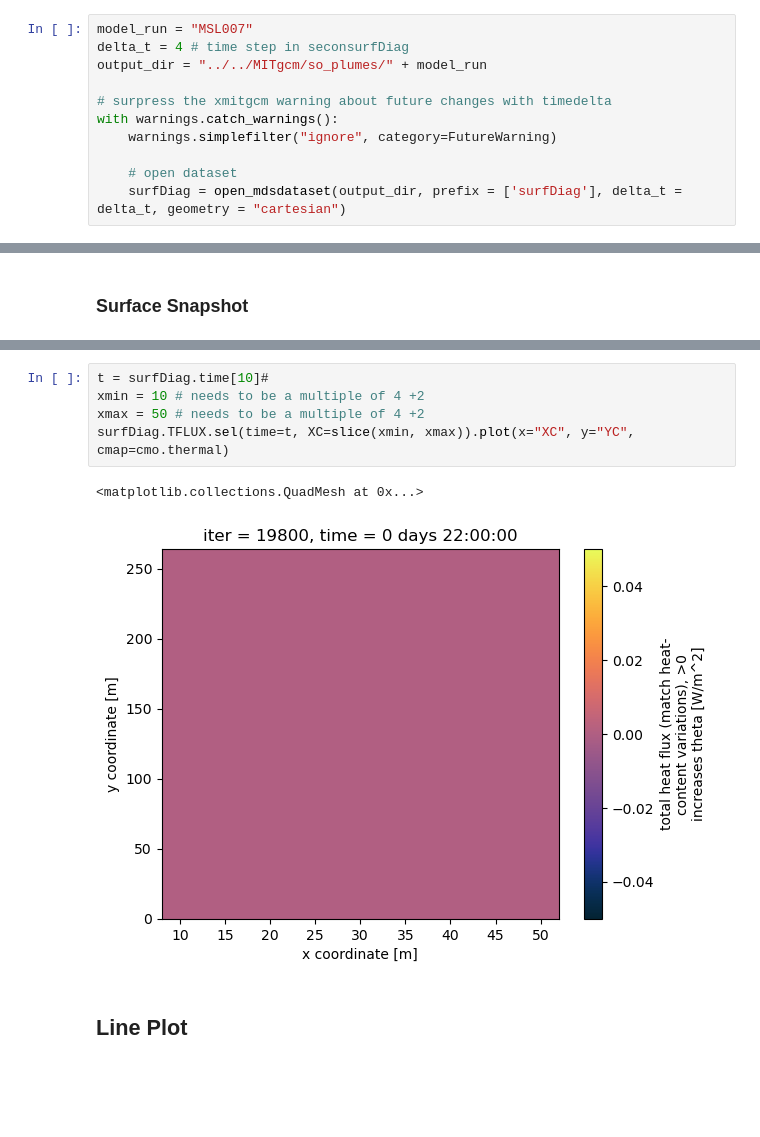
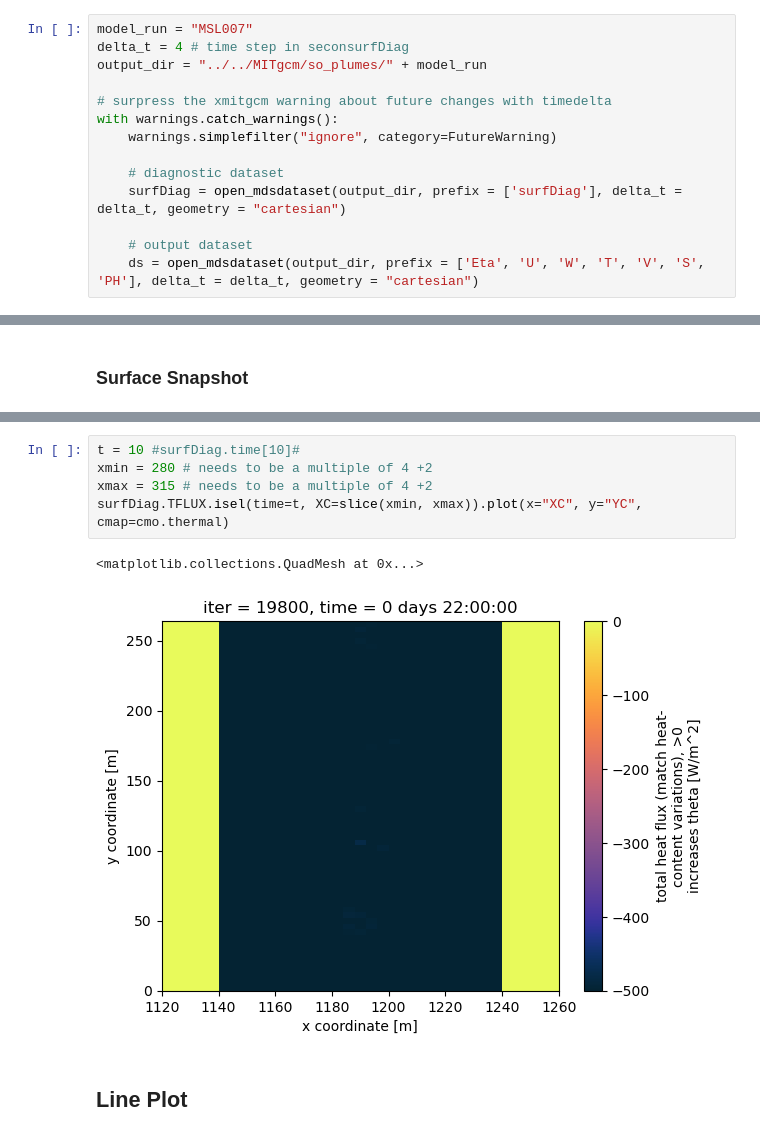
Before and after one commit to marlene-schramm/MSc_data_analysis, a Jupyter notebook: model_output/diag_surf_heat_flux.ipynb, the cells around one changed output, grey strips where cells are left out. Cells and saved outputs as stored; diff of their text form; blank space fills up the shorter version.

Commit message:
plot lead surface heat flux and temperature

```diff
--- a/model_output/diag_surf_heat_flux.ipynb
+++ b/model_output/diag_surf_heat_flux.ipynb
@@ -30,8 +30,11 @@ output_dir = "../../MITgcm/so_plumes/" + model_run
 with warnings.catch_warnings():
     warnings.simplefilter("ignore", category=FutureWarning)
 
-    # open dataset
+    # diagnostic dataset
     surfDiag = open_mdsdataset(output_dir, prefix = ['surfDiag'], delta_t = delta_t, geometry = "cartesian")
+
+    # output dataset
+    ds = open_mdsdataset(output_dir, prefix = ['Eta', 'U', 'W', 'T', 'V', 'S', 'PH'], delta_t = delta_t, geometry = "cartesian")
 # %% [markdown]
 ## Heat Fluxes
 # %% [markdown]
@@ -53,11 +72,11 @@ filename = "surface_animation_" + model_run + "_TFLUX" + ".html"
 # %%
-t = surfDiag.time[10]#
-xmin = 10 # needs to be a multiple of 4 +2
-xmax = 50 # needs to be a multiple of 4 +2
-surfDiag.TFLUX.sel(time=t, XC=slice(xmin, xmax)).plot(x="XC", y="YC", cmap=cmo.thermal)
+t = 10 #surfDiag.time[10]#
+xmin = 280 # needs to be a multiple of 4 +2
+xmax = 315 # needs to be a multiple of 4 +2
+surfDiag.TFLUX.isel(time=t, XC=slice(xmin, xmax)).plot(x="XC", y="YC", cmap=cmo.thermal)
 # %% [output]
 <matplotlib.collections.QuadMesh at 0x...>
-[figure, old version]
+[figure, new version]
 # %% [markdown]
 ## Line Plot
 # %%
```
Also changed, not shown: parts of 8 cells of this notebook.
